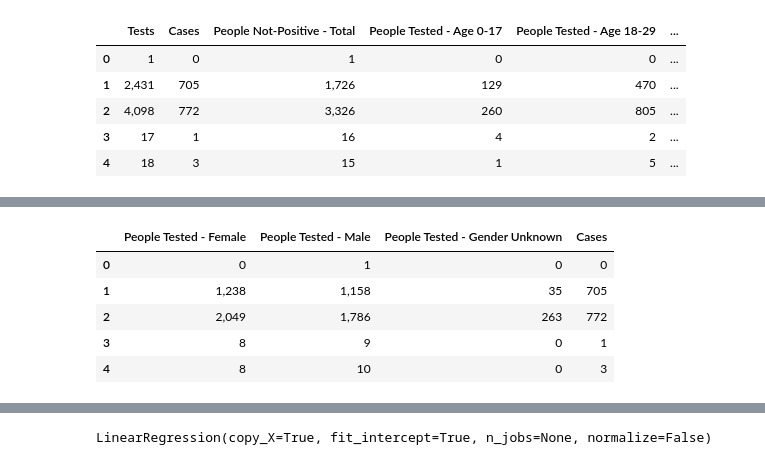
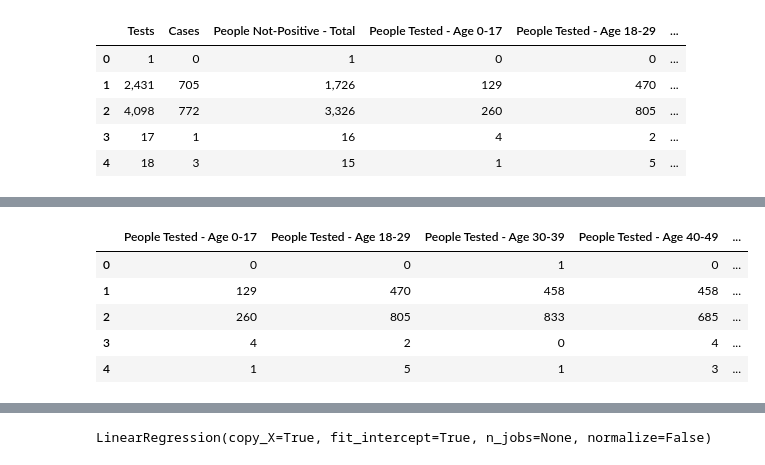
Before and after one commit to Avianou48/Studies, a Jupyter notebook: Python/Advanced_Python/COVID19_Testing_Project.ipynb, the cells around one changed output, grey strips where cells are left out. Saved outputs shown, nothing was run; the diff lists cells and outputs as text; code cells hidden in the pictures.

```diff
--- a/Python/Advanced_Python/COVID19_Testing_Project.ipynb
+++ b/Python/Advanced_Python/COVID19_Testing_Project.ipynb
@@ -112,13 +94,17 @@ sns.heatmap(df1.corr(), annot = True)
-# %%
-X = df[['People Tested - Female','People Tested - Male', 'People Tested - Gender Unknown','Cases']]
-X.head()
-# %% [output]
-|  | People Tested - Female | People Tested - Male | People Tested - Gender Unknown | Cases |
-| 0 | 0 | 1 | 0 | 0 |
-| 1 | 1,238 | 1,158 | 35 | 705 |
-| 2 | 2,049 | 1,786 | 263 | 772 |
-| 3 | 8 | 9 | 0 | 1 |
-| 4 | 8 | 10 | 0 | 3 |
+# %%
+X = df[['People Tested - Age 0-17', 'People Tested - Age 18-29',
+       'People Tested - Age 30-39', 'People Tested - Age 40-49',
+       'People Tested - Age 50-59', 'People Tested - Age 60-69',
+       'People Tested - Age 70-79', 'People Tested - Age 80+',
+       'People Tested - Age Unknown']]
+X.head()
+# %% [output]
+|  | People Tested - Age 0-17 | People Tested - Age 18-29 | People Tested - Age 30-39 | People Tested - Age 40-49 | ... |
+| 0 | 0 | 0 | 1 | 0 | ... |
+| 1 | 129 | 470 | 458 | 458 | ... |
+| 2 | 260 | 805 | 833 | 685 | ... |
+| 3 | 4 | 2 | 0 | 4 | ... |
+| 4 | 1 | 5 | 1 | 3 | ... |
 # %%
 X.info()
 # %% [output]
```
Also changed, not shown: parts of 25 cells of this notebook.
